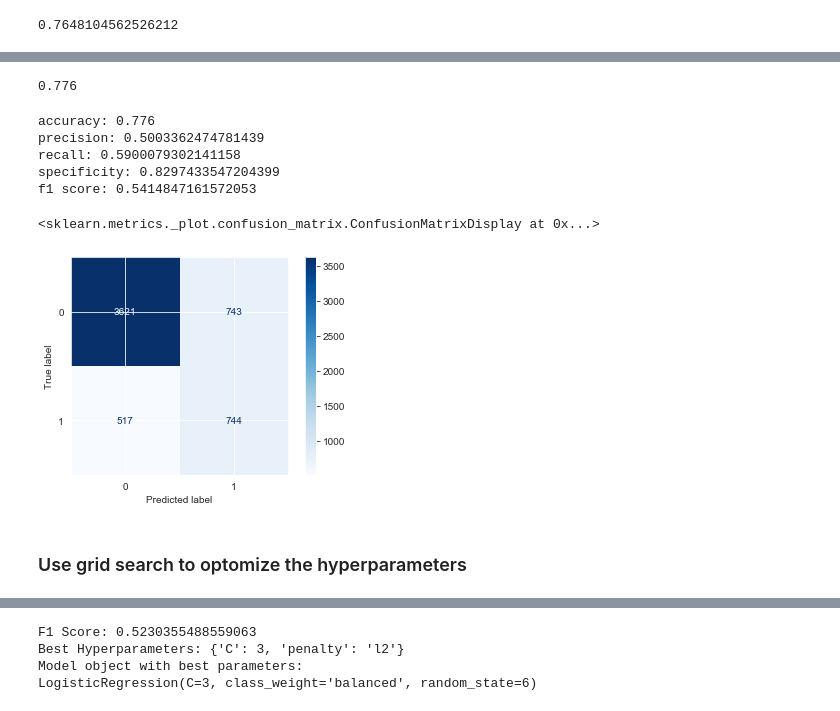
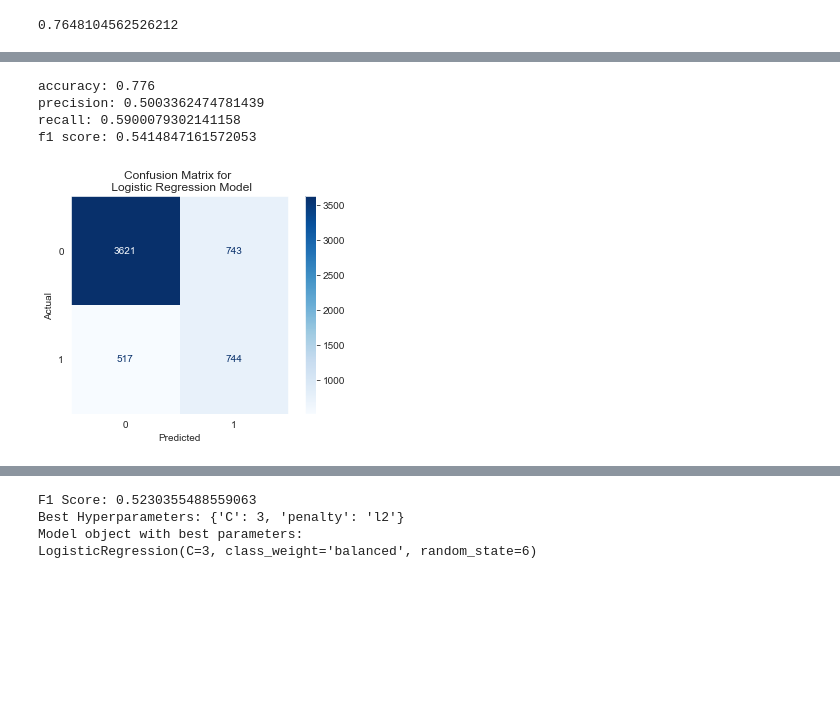
Before and after one commit to sankur7777/credit_card-default_prediction, a Jupyter notebook: final_notebook.ipynb, the cells around one changed output, grey strips where cells are left out. Saved outputs shown, nothing was run; the diff lists cells and outputs as text; code cells hidden in the pictures; blank space fills up the shorter version.

```diff
--- a/final_notebook.ipynb
+++ b/final_notebook.ipynb
@@ -507,27 +509,26 @@ array([[3621,  743],
 # %%
-# formula for accuracy
-print((TP + TN) / float(TP + TN + FP + FN))
-# metrics.accuracy_score(y_test, logreg_y_pred_test)
+# # formula for accuracy
+# print((TP + TN) / float(TP + TN + FP + FN))
+# # metrics.accuracy_score(y_test, logreg_y_pred_test)
-# %% [output]
-0.776
 # %%
 # print(metrics.classification_report(y_test, logreg_y_pred_test))
 # %%
 print('accuracy:', metrics.accuracy_score(y_test, logreg_y_pred_test))
 print('precision:', metrics.precision_score(y_test, logreg_y_pred_test))
 print('recall:', metrics.recall_score(y_test, logreg_y_pred_test))
-print('specificity:', TN / float(TN + FP))
 print('f1 score:', metrics.f1_score(y_test, logreg_y_pred_test))
 # %% [output]
 accuracy: 0.776
 precision: 0.5003362474781439
 recall: 0.5900079302141158
-specificity: 0.8297433547204399
 f1 score: 0.5414847161572053
-# %%
-plot_confusion_matrix(logreg, X_test, y_test, cmap=plt.cm.Blues)
-# %% [output]
-<sklearn.metrics._plot.confusion_matrix.ConfusionMatrixDisplay at 0x...>
-[figure, removed]
-# %% [markdown]
-### Use grid search to optomize the hyperparameters
+# %%
+log_reg_conf_matrix = plot_confusion_matrix(logreg, X_test, y_test,
+                                 display_labels=None,
+                                 cmap=plt.cm.Blues)
+log_reg_conf_matrix.ax_.set_title('Confusion Matrix for \n Logistic Regression Model')
+plt.xlabel('Predicted')
+plt.ylabel('Actual')
+plt.grid(False)
+# %% [output]
+[figure, added]
```
Also changed, not shown: parts of 104 cells of this notebook, 3 other files.
